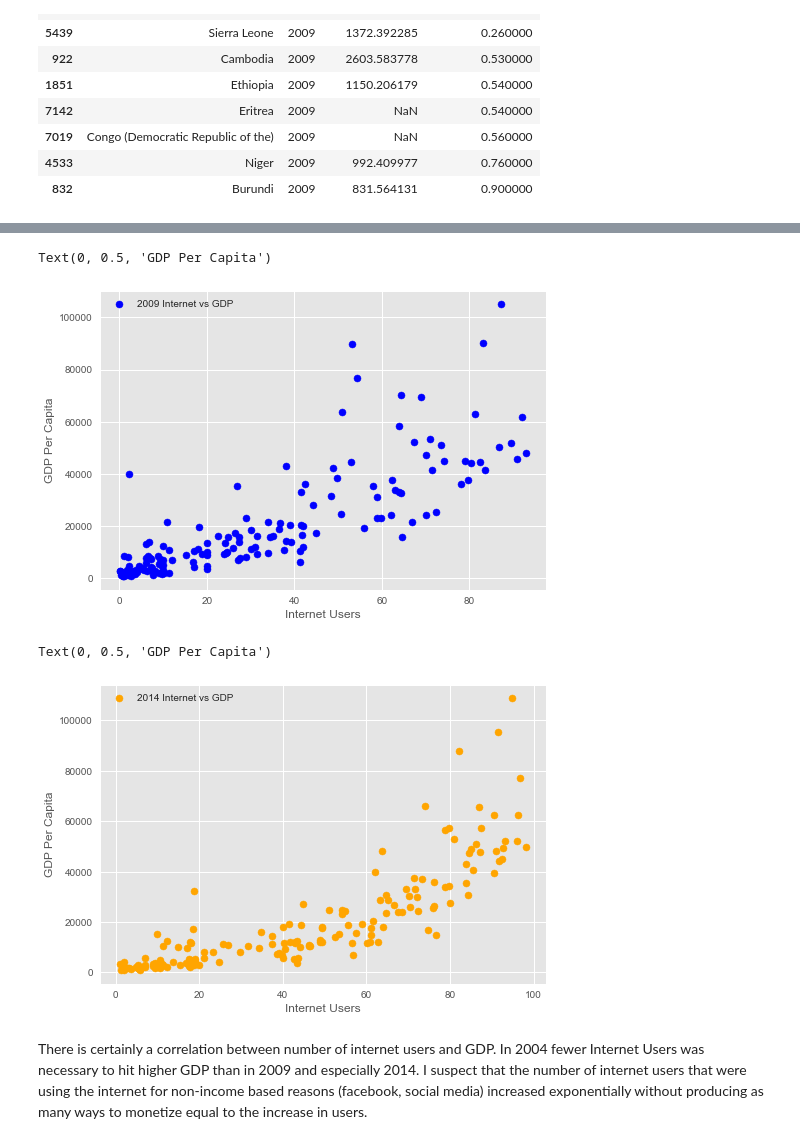
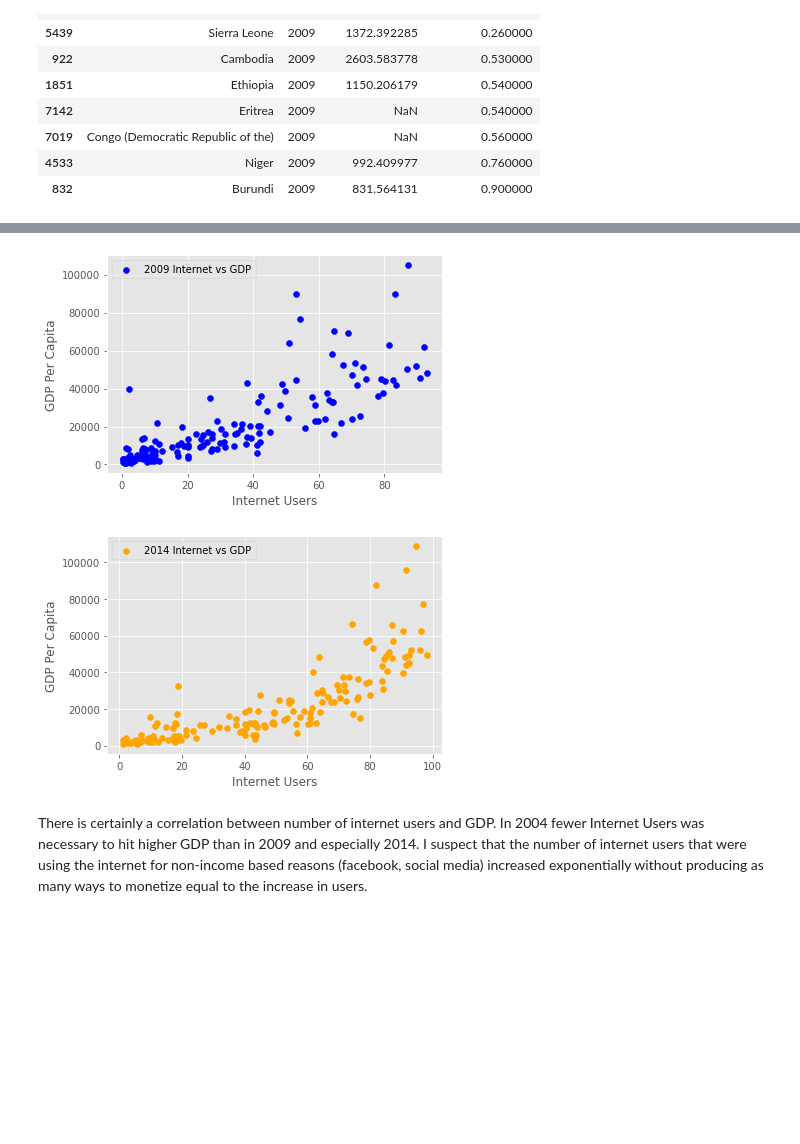
Before and after one commit to michaelcnorman/gdp-and-internet-usage-michaelcnorman, a Jupyter notebook: notebooks/michael_python_un-project.ipynb, the cells around one changed output, grey strips where cells are left out. Cells and saved outputs as stored; diff of their text form; code cells hidden in the pictures; blank space fills up the shorter version.

```diff
--- a/notebooks/michael_python_un-project.ipynb
+++ b/notebooks/michael_python_un-project.ipynb
@@ -410,27 +394,25 @@ Text(0, 0.5, 'GDP Per Capita')
 # %%
-plt.scatter(gdp_and_internet_use_2009.Internet_Users_Pct,gdp_and_internet_use_2009.GDP_Per_Capita,
+plt.scatter(gdp_internet_2009.Internet_Users_Pct,gdp_internet_2009.GDP_Per_Capita,
             label='2009 Internet vs GDP',
             marker='o',
             color='blue')
 plt.legend()
 plt.style.use('ggplot')
 plt.xlabel('Internet Users')
-plt.ylabel('GDP Per Capita')
+plt.ylabel('GDP Per Capita');
 # %% [output]
-Text(0, 0.5, 'GDP Per Capita')
-[figure, old version]
+[figure, new version]
 # %%
-plt.scatter(gdp_and_internet_use_2014.Internet_Users_Pct,gdp_and_internet_use_2014.GDP_Per_Capita,
+plt.scatter(gdp_internet_2014.Internet_Users_Pct,gdp_internet_2014.GDP_Per_Capita,
             label='2014 Internet vs GDP',
             marker='o',
             color='orange')
 plt.legend()
 plt.style.use('ggplot')
 plt.xlabel('Internet Users')
-plt.ylabel('GDP Per Capita')
+plt.ylabel('GDP Per Capita');
 # %% [output]
-Text(0, 0.5, 'GDP Per Capita')
-[figure, old version]
+[figure, new version]
 # %% [markdown]
 There is certainly a correlation between number of internet users and GDP. In 2004 fewer Internet Users was necessary to hit higher GDP than in 2009 and especially 2014. I suspect that the number of internet users that were using the internet for non-income based reasons (facebook, social media) increased exponentially without producing as many ways to monetize equal to the increase in users.
 # %%
```
Also changed, not shown: parts of 31 cells of this notebook, 1 other file.
